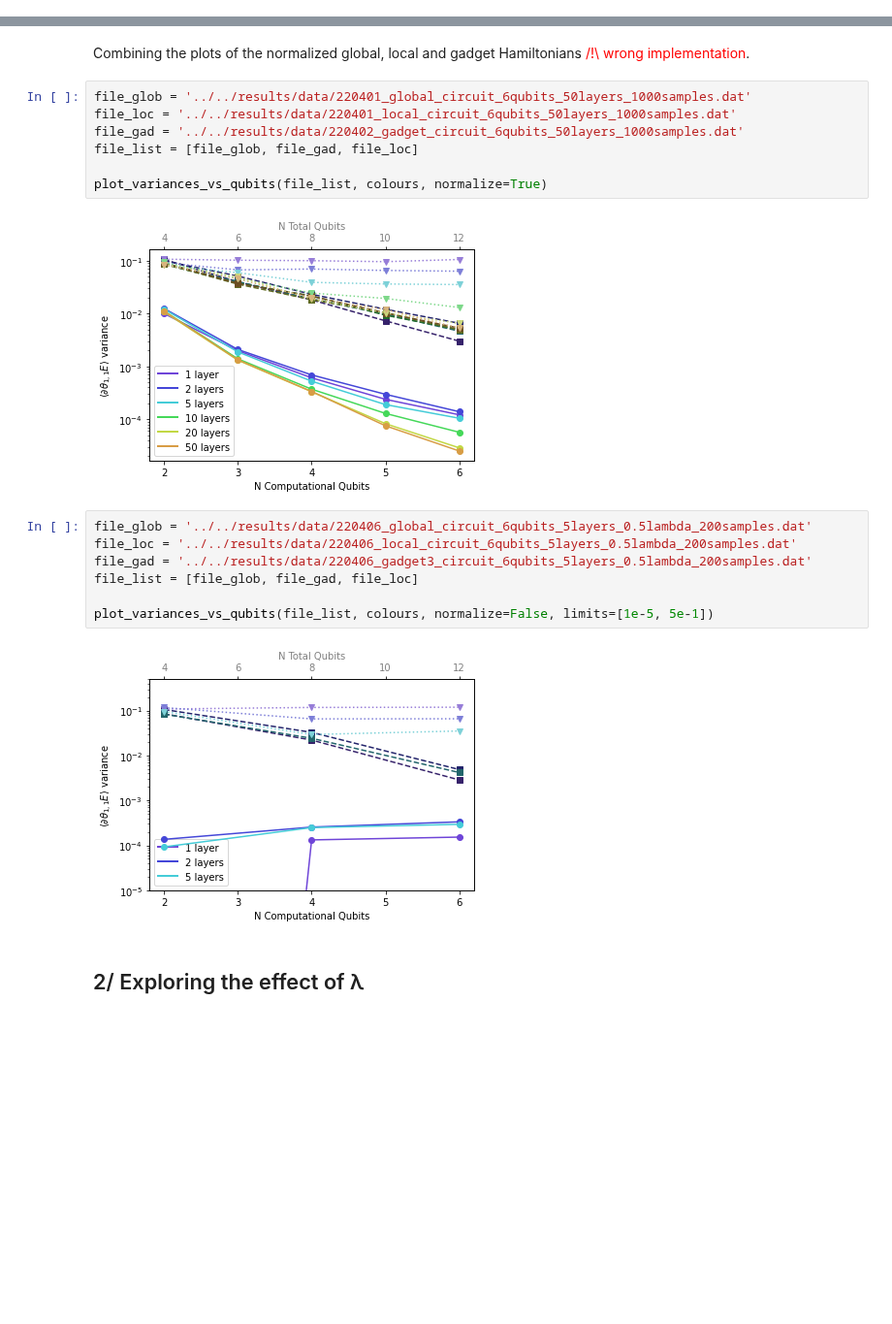
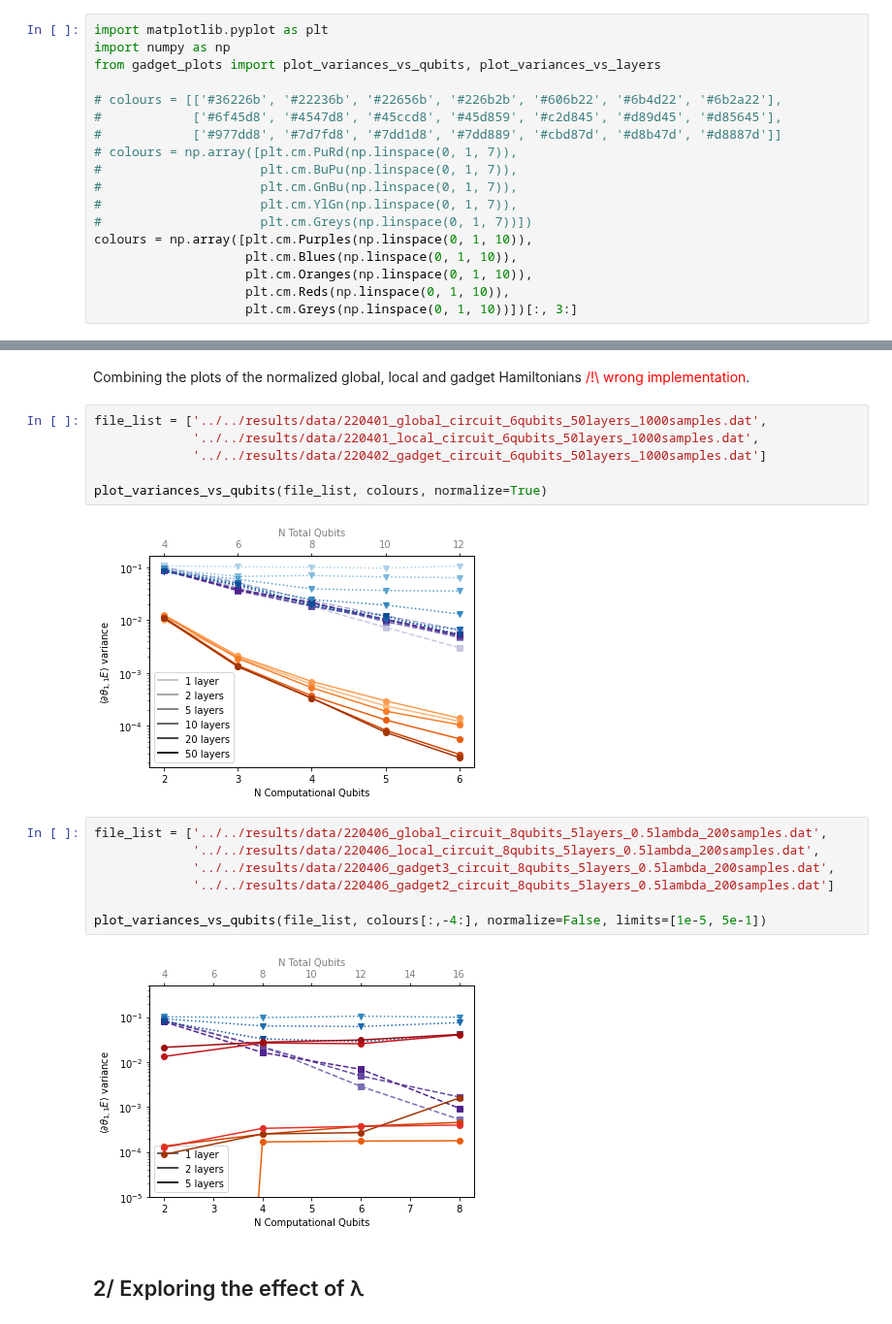
Before and after one commit to SimonCichy/barren-gadgets, a Jupyter notebook: plotting/relevant_results.ipynb, the cells around one changed output, grey strips where cells are left out. Shown at 97% size. Saved outputs shown, nothing was run; the diff lists cells and outputs as text; blank space fills up the shorter version.

Commit message:
Cleaning up
Moving some generating methods that are used recurrently to a separate file and running a simulation with the given changes + updating the plotted results

```diff
--- a/plotting/relevant_results.ipynb
+++ b/plotting/relevant_results.ipynb
@@ -19,3 +13,21 @@ colours = [['#36226b', '#22236b', '#22656b', '#226b2b', '#606b22', '#6b4d22', '#
+# %%
+import matplotlib.pyplot as plt
+import numpy as np
+from gadget_plots import plot_variances_vs_qubits, plot_variances_vs_layers
+
+# colours = [['#36226b', '#22236b', '#22656b', '#226b2b', '#606b22', '#6b4d22', '#6b2a22'],
+#            ['#6f45d8', '#4547d8', '#45ccd8', '#45d859', '#c2d845', '#d89d45', '#d85645'],
+#            ['#977dd8', '#7d7fd8', '#7dd1d8', '#7dd889', '#cbd87d', '#d8b47d', '#d8887d']]
+# colours = np.array([plt.cm.PuRd(np.linspace(0, 1, 7)),
+#                     plt.cm.BuPu(np.linspace(0, 1, 7)),
+#                     plt.cm.GnBu(np.linspace(0, 1, 7)),
+#                     plt.cm.YlGn(np.linspace(0, 1, 7)),
+#                     plt.cm.Greys(np.linspace(0, 1, 7))])
+colours = np.array([plt.cm.Purples(np.linspace(0, 1, 10)),
+                    plt.cm.Blues(np.linspace(0, 1, 10)),
+                    plt.cm.Oranges(np.linspace(0, 1, 10)),
+                    plt.cm.Reds(np.linspace(0, 1, 10)),
+                    plt.cm.Greys(np.linspace(0, 1, 10))])[:, 3:]
 # %% [markdown]
 Exponential decay of the global Hamiltonian
 $$H_G = \bigotimes_{i=1}^n \sigma_i^z $$
@@ -48,23 +60,22 @@ plot_variances_vs_qubits([file_gad], [colours[1]])
 Combining the plots of the normalized global, local and gadget Hamiltonians
 <span style="color:red">/!\ wrong implementation</span>.
 # %%
-file_glob = '../../results/data/220401_global_circuit_6qubits_50layers_1000samples.dat'
-file_loc = '../../results/data/220401_local_circuit_6qubits_50layers_1000samples.dat'
-file_gad = '../../results/data/220402_gadget_circuit_6qubits_50layers_1000samples.dat'
-file_list = [file_glob, file_gad, file_loc]
+file_list = ['../../results/data/220401_global_circuit_6qubits_50layers_1000samples.dat',
+             '../../results/data/220401_local_circuit_6qubits_50layers_1000samples.dat',
+             '../../results/data/220402_gadget_circuit_6qubits_50layers_1000samples.dat']
 
 plot_variances_vs_qubits(file_list, colours, normalize=True)
 # %% [output]
-[figure, old version]
+[figure, new version]
 # %%
-file_glob = '../../results/data/220406_global_circuit_6qubits_5layers_0.5lambda_200samples.dat'
-file_loc = '../../results/data/220406_local_circuit_6qubits_5layers_0.5lambda_200samples.dat'
-file_gad = '../../results/data/220406_gadget3_circuit_6qubits_5layers_0.5lambda_200samples.dat'
-file_list = [file_glob, file_gad, file_loc]
+file_list = ['../../results/data/220406_global_circuit_8qubits_5layers_0.5lambda_200samples.dat',
+             '../../results/data/220406_local_circuit_8qubits_5layers_0.5lambda_200samples.dat',
+             '../../results/data/220406_gadget3_circuit_8qubits_5layers_0.5lambda_200samples.dat',
+             '../../results/data/220406_gadget2_circuit_8qubits_5layers_0.5lambda_200samples.dat']
 
-plot_variances_vs_qubits(file_list, colours, normalize=False, limits=[1e-5, 5e-1])
+plot_variances_vs_qubits(file_list, colours[:,-4:], normalize=False, limits=[1e-5, 5e-1])
 # %% [output]
-[figure, old version]
+[figure, new version]
 # %% [markdown]
 2/ Exploring the effect of λ
 -------------
```
Also changed, not shown: parts of 5 cells of this notebook, 3 other files.
